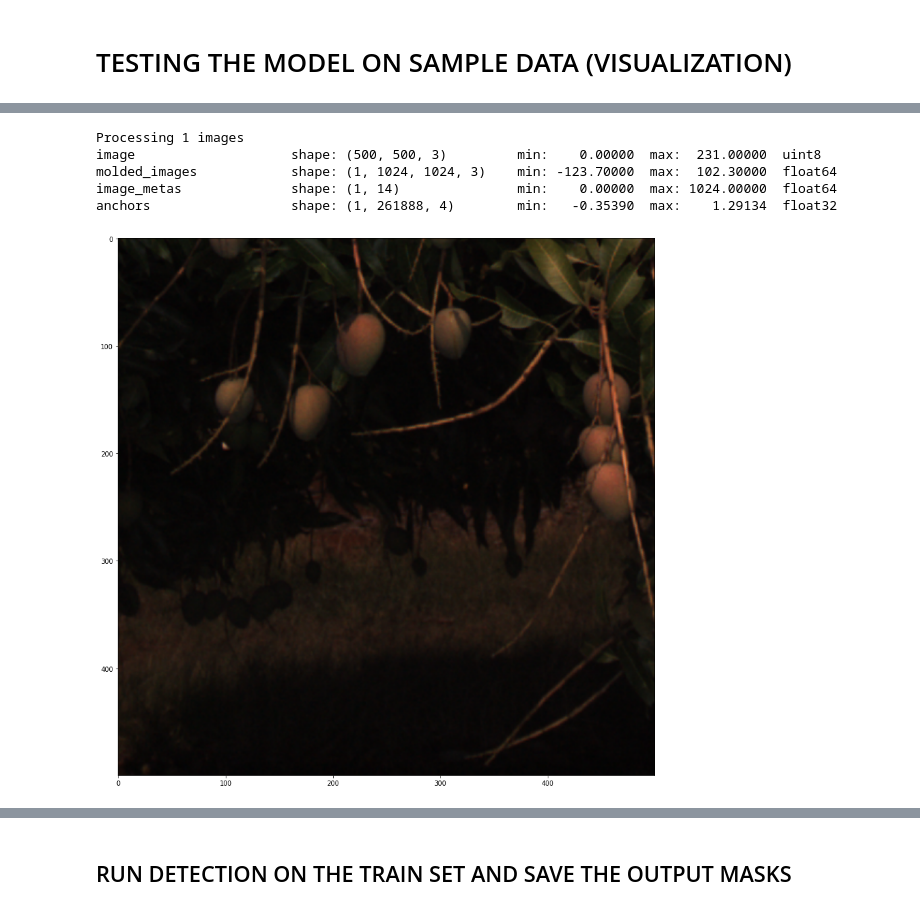
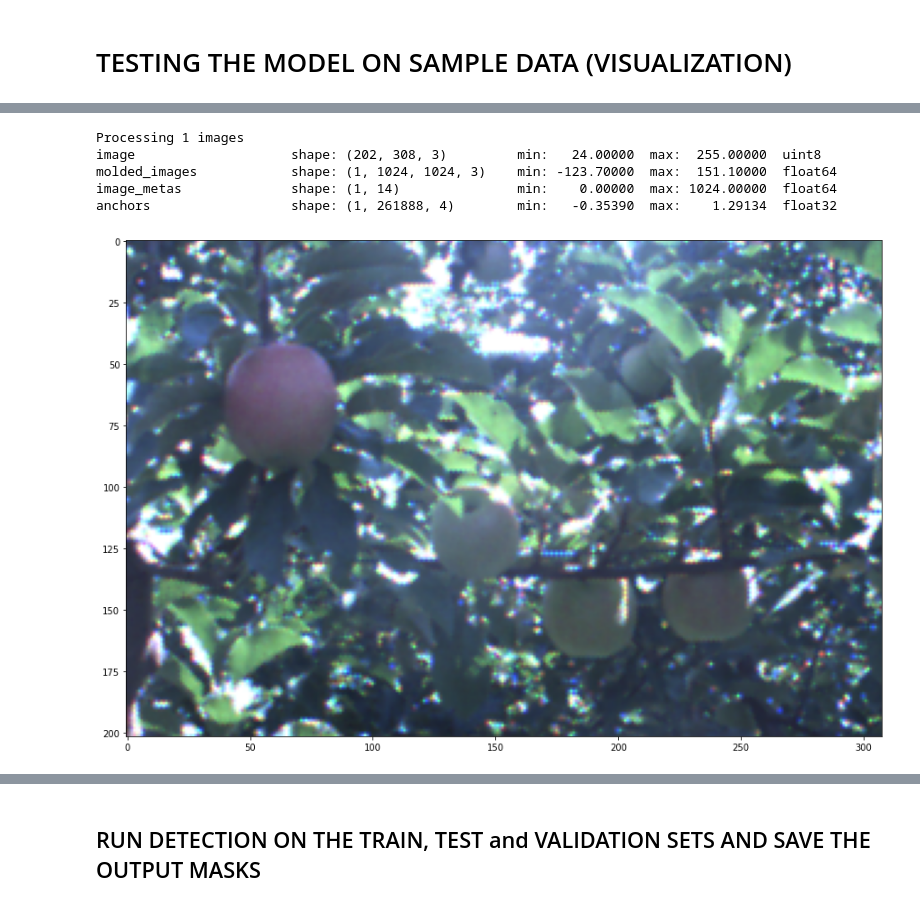
Before and after one commit to kipronokoech/Mask-R-CNN-for-Fruit-Detection, a Jupyter notebook: Python/fruits.ipynb, the cells around one changed output, grey strips where cells are left out. Saved outputs shown, nothing was run; the diff lists cells and outputs as text; code cells hidden in the pictures.

```diff
--- a/Python/fruits.ipynb
+++ b/Python/fruits.ipynb
@@ -30,7 +33,7 @@ ROOT_DIR = './'
 # This folder should contain two folders "train" and "val"
 # "train" for the training set and "val" for the validation set
 # Each of these folders should contain annotations in them
-DATA_DIR = './assets/datasets/fruits'
+DATA_DIR = './assets/datasets/fruits2'
 # Logs and trained model saved here
 DEFAULT_LOGS_DIR = './assets/logs'
 # %%
@@ -314,29 +325,29 @@ Re-starting from epoch 477
 class_names = ['BG', 'fruit']
 # %%
 # Load a random image from the images folder
-file_names = [item for item in os.listdir(os.path.join(DATA_DIR,"val")) \
+file_names = [item for item in os.listdir(os.path.join(DATA_DIR,"test")) \
              if not item.startswith("via")]
 file_ = random.choice(file_names)
 
 # read image using scikit image library
-image = skimage.io.imread(os.path.join(DATA_DIR,"val",file_))
+image = skimage.io.imread(os.path.join(DATA_DIR,"test",file_))
 # mrcnn_checkpoint = model.run_graph([image], [
 # ("detections", model.keras_model.get_layer("mrcnn_detection").output)])
 # # display RGB image
 plt.figure(figsize=(15,15))
 plt.imshow(image)
 
 # Run detection'
 results = model.detect([image], verbose=1)
 
 # Visualize results
 r = results[0]
 display_ = visualize.display_instances(image, r['rois'], r['masks'], r['class_ids'],
                             class_names, r['scores'])
 # %% [output]
 Processing 1 images
-image                    shape: (500, 500, 3)         min:    0.00000  max:  231.00000  uint8
-molded_images            shape: (1, 1024, 1024, 3)    min: -123.70000  max:  102.30000  float64
+image                    shape: (202, 308, 3)         min:   24.00000  max:  255.00000  uint8
+molded_images            shape: (1, 1024, 1024, 3)    min: -123.70000  max:  151.10000  float64
 image_metas              shape: (1, 14)               min:    0.00000  max: 1024.00000  float64
 anchors                  shape: (1, 261888, 4)        min:   -0.35390  max:    1.29134  float32
-[figure, old version]
+[figure, new version]
@@ -344,3 +355,3 @@ anchors                  shape: (1, 261888, 4)        min:   -0.35390  max:    1
 # %% [markdown]
-## RUN DETECTION ON THE TRAIN SET AND SAVE THE OUTPUT MASKS
+## RUN DETECTION ON THE TRAIN, TEST and VALIDATION SETS AND SAVE THE OUTPUT MASKS
 # %%
```
Also changed, not shown: parts of 8 cells of this notebook.
